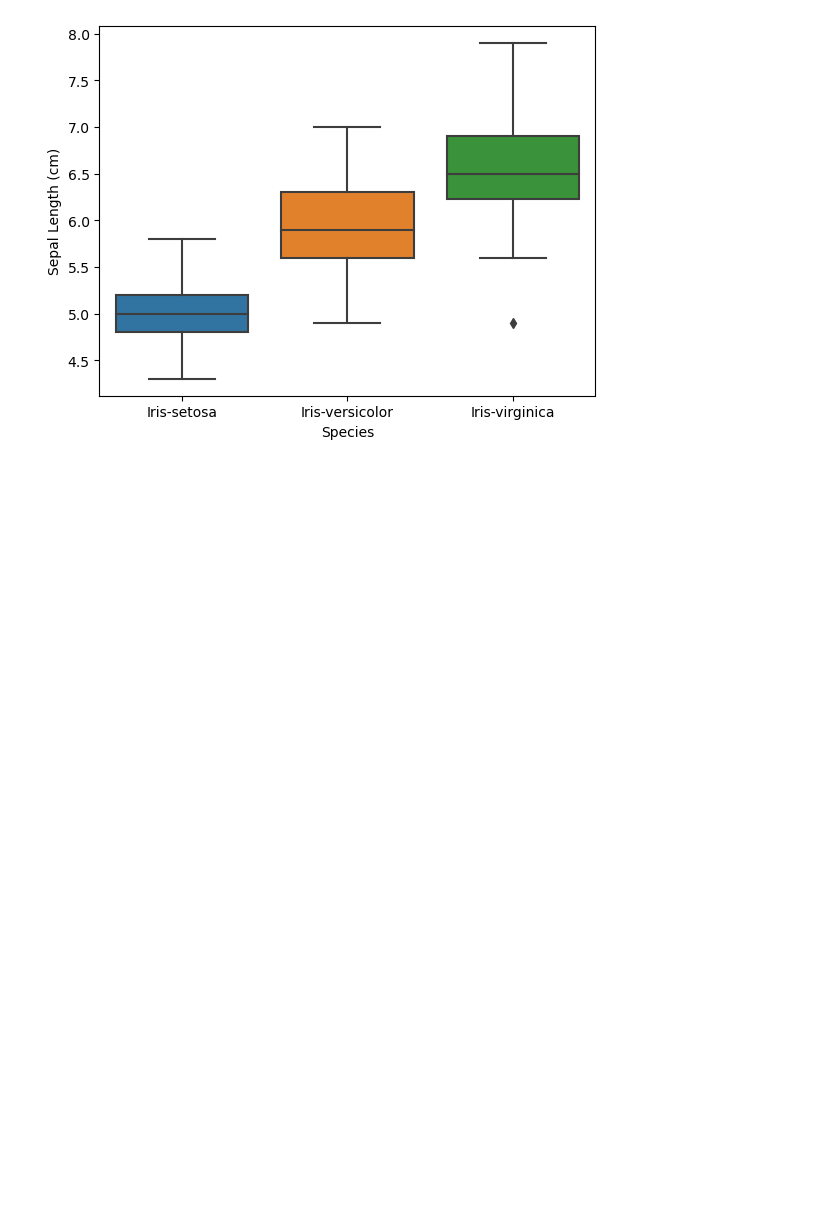
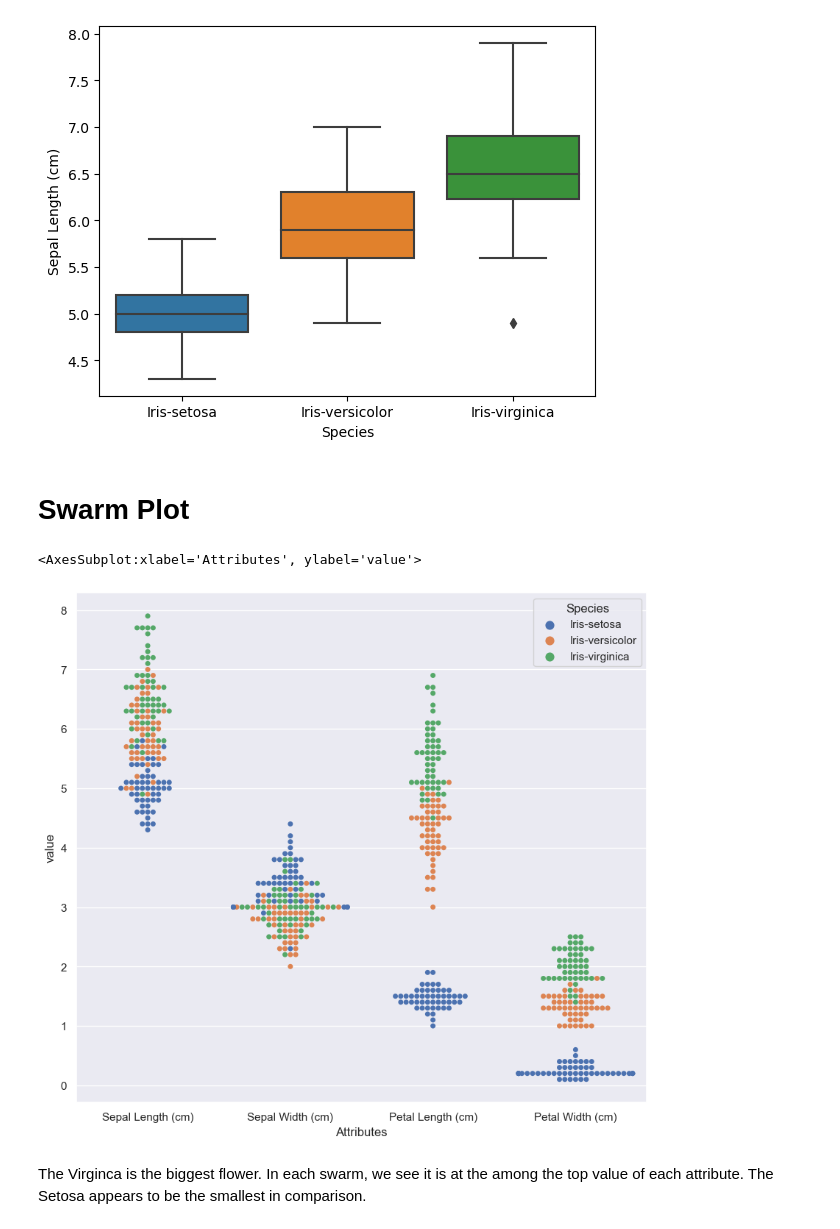
Before and after one commit to frankquinn89/Fundamentals_of_Data_Analysis, a Jupyter notebook: project.ipynb, the cells around one changed output. Cells and saved outputs as stored; diff of their text form; code cells hidden in the pictures; blank space fills up the shorter version.

Commit message:
added swarm plot

```diff
--- a/project.ipynb
+++ b/project.ipynb
@@ -227,3 +227,18 @@ sb.boxplot(x="Species", y="Sepal Length (cm)", data=data)
 # %% [output]
 <AxesSubplot:xlabel='Species', ylabel='Sepal Length (cm)'>
 [figure]
+# %% [markdown]
+# Swarm Plot
+# %%
+# melt data for swarm plot:  https://pandas.pydata.org/pandas-docs/stable/reference/api/pandas.melt.html
+swarm_data = pd.melt(data, "Species", var_name="Attributes")
+
+#change size of plot to fit all attributes
+sb.set(rc={'figure.figsize':(10.0,9.0)})
+
+sb.swarmplot(x="Attributes", y="value", hue="Species",  data=swarm_data)
+# %% [output]
+<AxesSubplot:xlabel='Attributes', ylabel='value'>
+[figure, added]
+# %% [markdown]
+The Virginca is the biggest flower. In each swarm, we see it is at the among the top value of each attribute. The Setosa appears to be the smallest in comparison.
```
